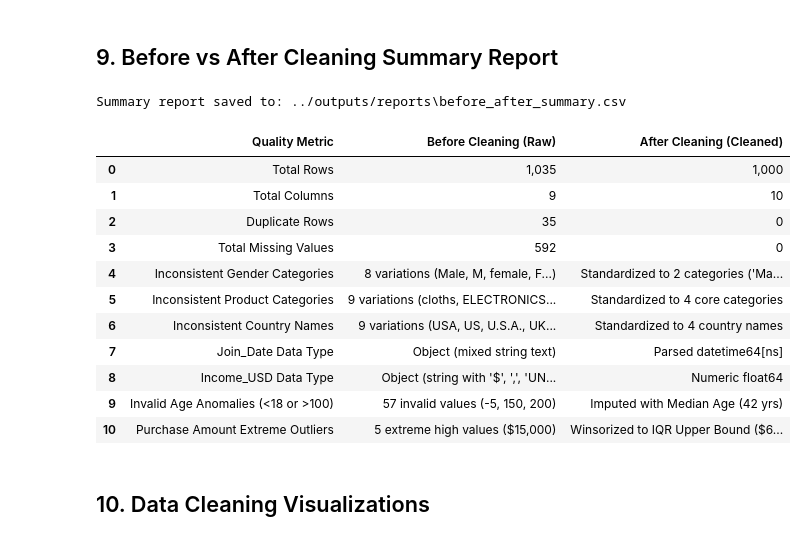
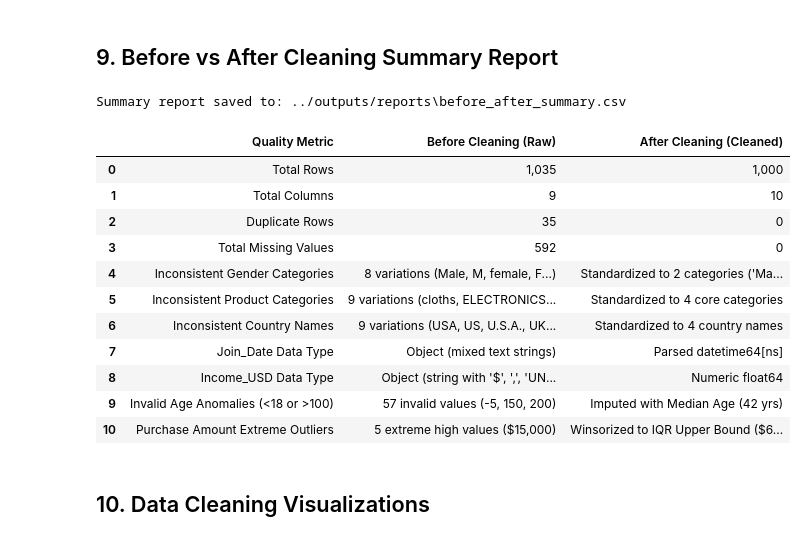
Before and after one commit to abhishek-italiya/OIBSIP, a Jupyter notebook: Task3_Data_Cleaning/notebooks/Task3_Data_Cleaning.ipynb, the cells around one changed output. Drawn from its saved outputs; the diff is of its cells as text; code cells hidden in the pictures.

```diff
--- a/Task3_Data_Cleaning/notebooks/Task3_Data_Cleaning.ipynb
+++ b/Task3_Data_Cleaning/notebooks/Task3_Data_Cleaning.ipynb
@@ -388,7 +394,7 @@ summary_df = pd.DataFrame({
         "8 variations (Male, M, female, F...)",
         "9 variations (cloths, ELECTRONICS...)",
         "9 variations (USA, US, U.S.A., UK...)",
-        "Object (mixed string text)",
+        "Object (mixed text strings)",
         "Object (string with '$', ',', 'UNKNOWN')",
         f"{invalid_ages} invalid values (-5, 150, 200)",
         f"{outliers_p} extreme high values ($15,000)"
@@ -396,34 +402,34 @@ summary_df = pd.DataFrame({
     'After Cleaning (Cleaned)': [
         f"{df_clean.shape[0]:,}",
         f"{df_clean.shape[1]}",
         "0",
         "0",
         "Standardized to 2 categories ('Male', 'Female')",
         "Standardized to 4 core categories",
         "Standardized to 4 country names",
         "Parsed datetime64[ns]",
         "Numeric float64",
         "Imputed with Median Age (42 yrs)",
         "Winsorized to IQR Upper Bound ($670.36)"
     ]
 })
 
 summary_csv_path = os.path.join(report_dir, 'before_after_summary.csv')
 summary_df.to_csv(summary_csv_path, index=False)
 print(f"Summary report saved to: {summary_csv_path}")
 
 summary_df
 # %% [output]
 Summary report saved to: ../outputs/reports\before_after_summary.csv
 |  | Quality Metric | Before Cleaning (Raw) | After Cleaning (Cleaned) |
 | 0 | Total Rows | 1,035 | 1,000 |
 | 1 | Total Columns | 9 | 10 |
 | 2 | Duplicate Rows | 35 | 0 |
 | 3 | Total Missing Values | 592 | 0 |
 | 4 | Inconsistent Gender Categories | 8 variations (Male, M, female, F...) | Standardized to 2 categories ('Ma... |
 | 5 | Inconsistent Product Categories | 9 variations (cloths, ELECTRONICS... | Standardized to 4 core categories |
 | 6 | Inconsistent Country Names | 9 variations (USA, US, U.S.A., UK... | Standardized to 4 country names |
-| 7 | Join_Date Data Type | Object (mixed string text) | Parsed datetime64[ns] |
+| 7 | Join_Date Data Type | Object (mixed text strings) | Parsed datetime64[ns] |
 | 8 | Income_USD Data Type | Object (string with '$', ',', 'UN... | Numeric float64 |
 | 9 | Invalid Age Anomalies (<18 or >100) | 57 invalid values (-5, 150, 200) | Imputed with Median Age (42 yrs) |
 | 10 | Purchase Amount Extreme Outliers | 5 extreme high values ($15,000) | Winsorized to IQR Upper Bound ($6... |
```
Also changed, not shown: parts of 6 cells of this notebook, 3 other files.
